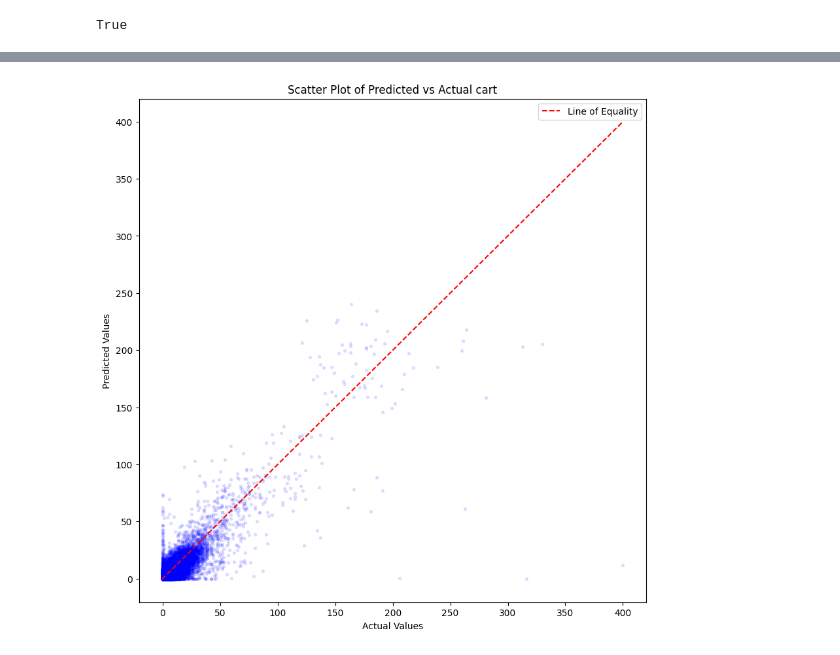
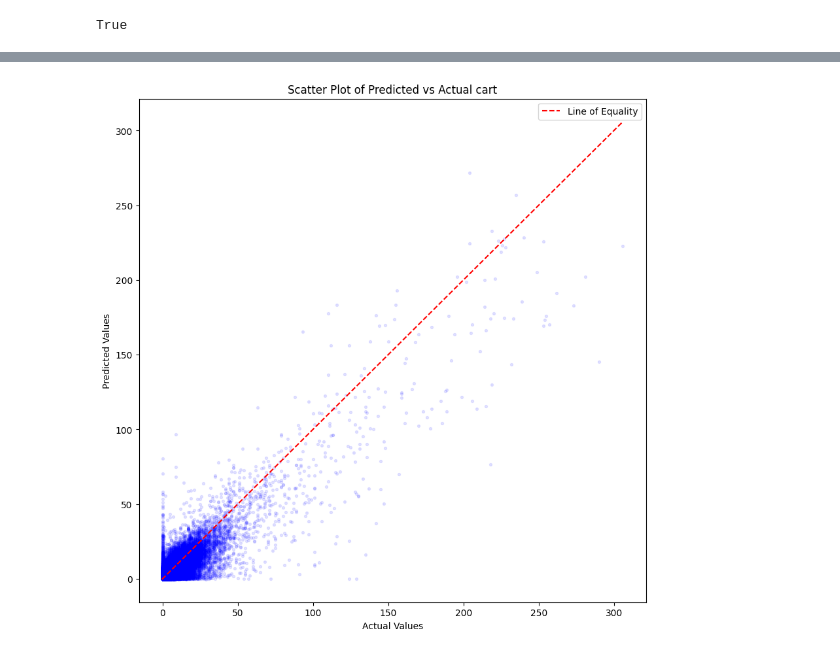
Before and after one commit to catan271/datn, a Jupyter notebook: training/02c-test.ipynb, the cells around one changed output, grey strips where cells are left out. Saved outputs shown, nothing was run; the diff lists cells and outputs as text; code cells hidden in the pictures.

```diff
--- a/training/02c-test.ipynb
+++ b/training/02c-test.ipynb
@@ -19,12 +19,12 @@ load_dotenv()
 True
 # %%
 # load datasets
-from training.utils import date_range, preprocess_c, minmax_descale
+from training.utils import date_range, preprocess_c, data_descale
 
 df_test = pd.concat([
     pd.read_csv(f'../datasets/d{d.strftime("%Y-%m-%d")}.csv') for d in date_range(
-        datetime.date(2020, 2, 15),
-        datetime.date(2020, 3, 1),
+        datetime.date(2019, 12, 1),
+        datetime.date(2019, 12, 30 ),
         datetime.timedelta(days=1),
     )
 ])
@@ -52,6 +56,6 @@ plot_accuracy(p_view, df_test['view'], "view")
 # test predict cart
 model_cart: Model = load_model('../model/c-cart.keras')
 p_cart = model_cart.predict([X1_test, X2_test])
-p_cart = minmax_descale(p_cart[:, 0], 'cart')
+p_cart = data_descale(p_cart[:, 0], 'cart')
 plot_accuracy(p_cart, df_test['cart'], "cart")
 # %% [output]
@@ -59,4 +63,4 @@ plot_accuracy(p_cart, df_test['cart'], "cart")
-[figure, old version]
+[figure, new version]
 # %%
 # test predict remove_from_cart
 model_remove_from_cart: Model = load_model('../model/c-remove_from_cart.keras')
```
Also changed, not shown: parts of 6 cells of this notebook, 10 other files.
